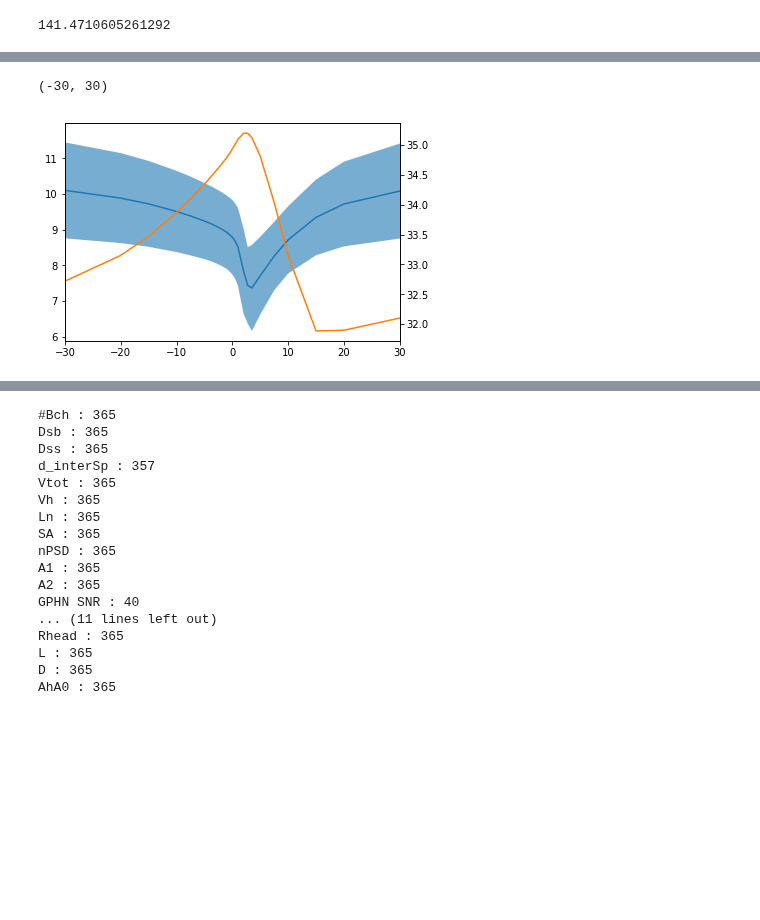
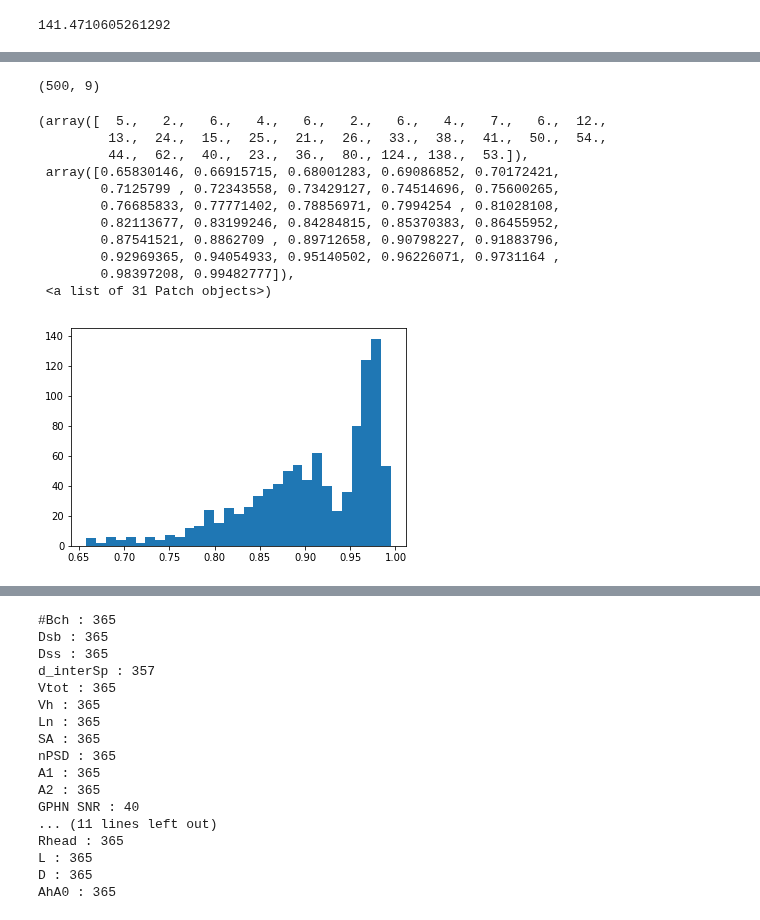
Before and after one commit to p-serna/SpineModel, a Jupyter notebook: Proper Spine Model - Inhibition.ipynb, the cells around one changed output, grey strips where cells are left out. Cells and saved outputs as stored; diff of their text form; code cells hidden in the pictures; blank space fills up the shorter version.

```diff
--- a/Proper Spine Model - Inhibition.ipynb
+++ b/Proper Spine Model - Inhibition.ipynb
@@ -314,11 +277,11 @@ Rdendf = Rdend
 dend = model.dend[1]
 dendc = model.dend[1]
 dendc.L = dendsizeL
-dend.diam = 0.5
+dend.diam = 0.7
 print(dend.L,dend.diam,Rdend/1e6)
 Rdend +=dend.L*1e-6/2.0/(dend.diam*1e-6/2.0)**2/pi*dend.Ra/100
 dend = model.dend[-2]
-dend.diam = 0.5
+dend.diam = 0.7
 dendsh = model.dend[-2]
 dend.L = 1
 print(dend.L,dend.diam,Rdend/1e6)
@@ -335,9 +298,9 @@ The resistance of neck and the dendritic impedance are 141.47 and 1171 MΩ (resp
 dendN = model.dend[-1]
 dendN.L = 1
 # %%
-dendsh.diam = 0.5
-dendc.diam = 0.5
-dendN.diam = 0.5
+dendsh.diam = 0.7
+dendc.diam = 0.7
+dendN.diam = 0.7
 # %%
 rhosp = 1.3
 dendareaperL = rhosp*mean(sps['Ah'])+(pi*0.5)
@@ -411,10 +374,10 @@ def simulateSet(model,spn,tG = 500,ton = 50,toffset = 50,t_stop = 250, EL = -65,
 
     iad = 2
     vavg = zeros((int(t_stop/lb.h.dt)+iad,7))
-    vtracs = zeros((int(t_stop/lb.h.dt)+iad,500))
-    Ctracs = zeros((int(t_stop/lb.h.dt)+iad,500))
-    vtracsD = zeros((int(t_stop/lb.h.dt)+iad,500))
-    vtracsS = zeros((int(t_stop/lb.h.dt)+iad,500))
+    vtracs = zeros((int(t_stop/lb.h.dt)+iad,nsp))
+    Ctracs = zeros((int(t_stop/lb.h.dt)+iad,nsp))
+    vtracsD = zeros((int(t_stop/lb.h.dt)+iad,nsp))
+    vtracsS = zeros((int(t_stop/lb.h.dt)+iad,nsp))
     for i in arange(nsp):
         NC.weight[0]  = data[i,0] *gtrA#/2
         NCN.weight[0] = data[i,1] *gtrN#*0#*0
@@ -608,15 +608,7 @@ for i,td in enumerate(tdels):
-# %%
-plot(tdels,dtime[:,0])
-fill_between(tdels,dtime[:,0]-dtime[:,1],dtime[:,0]+dtime[:,1],alpha=0.6)
-#plot(tdels,dtime[:,2]/10.)
-twinx()
-plot(tdels,dtime[:,12],'C1')
-#fill_between(tdels,dtime[:,8]-dtime[:,9],dtime[:,8]+dtime[:,9],alpha=0.6,color='C1')
-
-xlim(-30,30)
-# %% [output]
-(-30, 30)
-[figure, removed]
+# %%
+mes0.shape
+# %% [output]
+(500, 9)
 # %%
 with open("inhibition_dis.pickle","wb") as f:
     pickle.dump([tdels,data2,data,dtime],f)
@@ -622,0 +618,15 @@ with open("inhibition_dis.pickle","wb") as f:
+# %%
+hist(mes[:,4]/mes0[:,4],31)
+# %% [output]
+(array([  5.,   2.,   6.,   4.,   6.,   2.,   6.,   4.,   7.,   6.,  12.,
+         13.,  24.,  15.,  25.,  21.,  26.,  33.,  38.,  41.,  50.,  54.,
+         44.,  62.,  40.,  23.,  36.,  80., 124., 138.,  53.]),
+ array([0.65830146, 0.66915715, 0.68001283, 0.69086852, 0.70172421,
+        0.7125799 , 0.72343558, 0.73429127, 0.74514696, 0.75600265,
+        0.76685833, 0.77771402, 0.78856971, 0.7994254 , 0.81028108,
+        0.82113677, 0.83199246, 0.84284815, 0.85370383, 0.86455952,
+        0.87541521, 0.8862709 , 0.89712658, 0.90798227, 0.91883796,
+        0.92969365, 0.94054933, 0.95140502, 0.96226071, 0.9731164 ,
+        0.98397208, 0.99482777]),
+ <a list of 31 Patch objects>)
+[figure, added]
```
Also changed, not shown: parts of 46 cells of this notebook, 14 other files.
